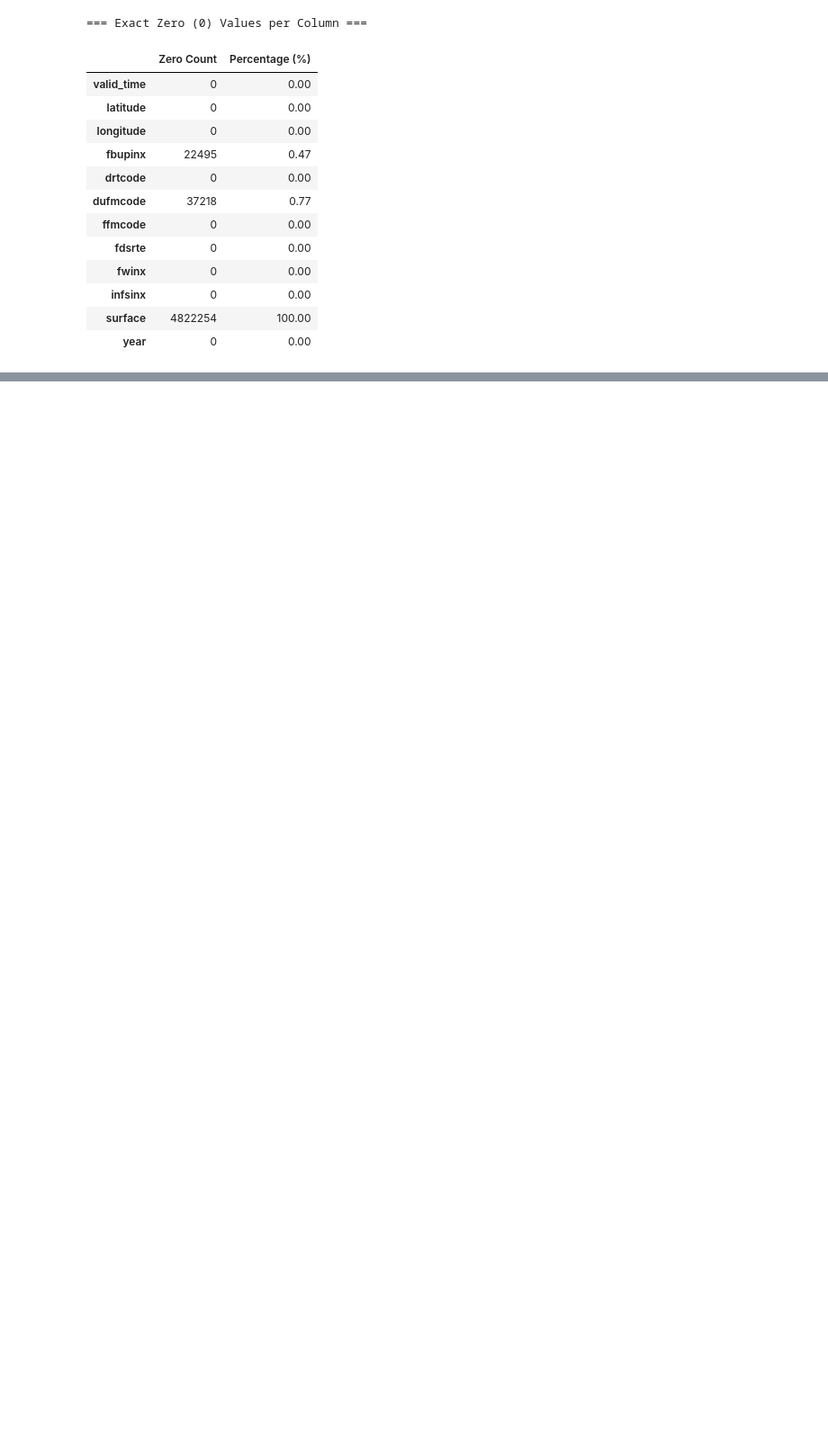
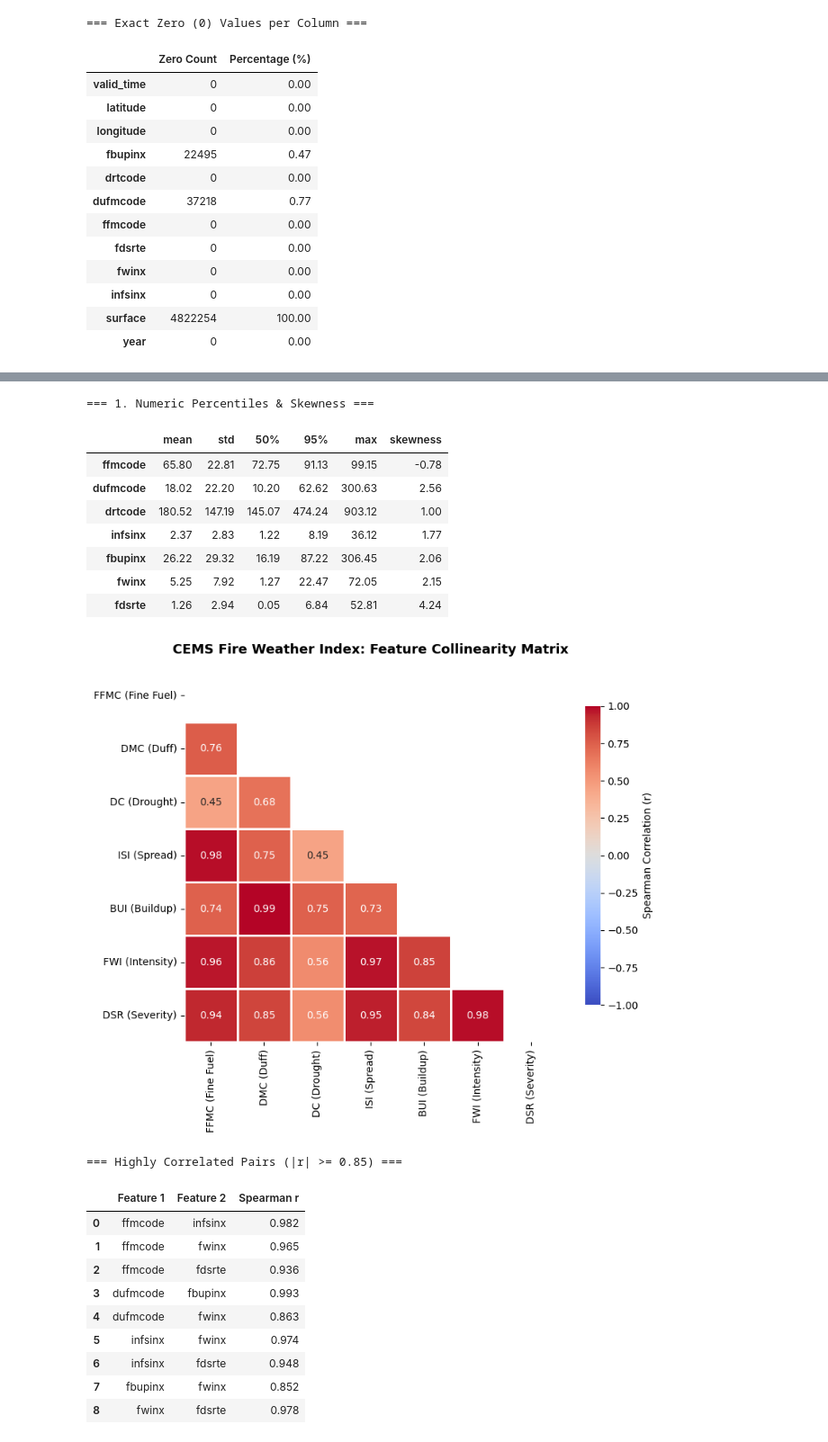
Before and after one commit to williamdjting/rbc-team-gaw, a Jupyter notebook: notebooks/01_CEMS_exploration_analysis.ipynb, the cells around one changed output, grey strips where cells are left out. Shown at 90% size. Saved outputs shown, nothing was run; the diff lists cells and outputs as text; code cells hidden in the pictures; blank space fills up the shorter version.

```diff
--- a/notebooks/01_CEMS_exploration_analysis.ipynb
+++ b/notebooks/01_CEMS_exploration_analysis.ipynb
@@ -98,0 +175,78 @@ display(zero_summary)
+# %%
+import seaborn as sns
+
+# ---------------------------------------------------------
+# 1. Statistical Summary: Percentiles & Skewness
+# ---------------------------------------------------------
+fwi_vars = ['ffmcode', 'dufmcode', 'drtcode', 'infsinx', 'fbupinx', 'fwinx', 'fdsrte']
+var_labels = ['FFMC (Fine Fuel)', 'DMC (Duff)', 'DC (Drought)', 'ISI (Spread)', 'BUI (Buildup)', 'FWI (Intensity)', 'DSR (Severity)']
+
+print("=== 1. Numeric Percentiles & Skewness ===")
+summary = df[fwi_vars].describe(percentiles=[0.05, 0.25, 0.50, 0.75, 0.95, 0.99]).T
+summary['skewness'] = df[fwi_vars].skew()
+display(summary[['mean', 'std', '50%', '95%', 'max', 'skewness']].round(2))
+
+# ---------------------------------------------------------
+# 2. Spearman Correlation & Collinearity Matrix
+# ---------------------------------------------------------
+corr_matrix = df[fwi_vars].corr(method='spearman')
+
+fig, ax = plt.subplots(figsize=(9, 7))
+
+# Mask the upper triangle for clean triangular view
+mask = np.triu(np.ones_like(corr_matrix, dtype=bool))
+
+sns.heatmap(
+    corr_matrix,
+    mask=mask,
+    annot=True,
+    fmt=".2f",
+    cmap="coolwarm",
+    vmin=-1,
+    vmax=1,
+    square=True,
+    linewidths=0.8,
+    cbar_kws={"shrink": 0.8, "label": "Spearman Correlation (r)"},
+    xticklabels=var_labels,
+    yticklabels=var_labels,
+    ax=ax
+)
+
+ax.set_title("CEMS Fire Weather Index: Feature Collinearity Matrix", fontsize=13, fontweight='bold', pad=15)
+plt.tight_layout()
+plt.show()
+
+# ---------------------------------------------------------
+# 3. Highlight Highly Correlated Redundant Pairs (|r| >= 0.85)
+# ---------------------------------------------------------
+print("=== Highly Correlated Pairs (|r| >= 0.85) ===")
+high_corr = []
+for i in range(len(fwi_vars)):
+    for j in range(i + 1, len(fwi_vars)):
+        val = corr_matrix.iloc[i, j]
+        if abs(val) >= 0.85:
+            high_corr.append({'Feature 1': fwi_vars[i], 'Feature 2': fwi_vars[j], 'Spearman r': round(val, 3)})
+
+display(pd.DataFrame(high_corr))
+# %% [output]
+=== 1. Numeric Percentiles & Skewness ===
+|  | mean | std | 50% | 95% | max | skewness |
+| ffmcode | 65.80 | 22.81 | 72.75 | 91.13 | 99.15 | -0.78 |
+| dufmcode | 18.02 | 22.20 | 10.20 | 62.62 | 300.63 | 2.56 |
+| drtcode | 180.52 | 147.19 | 145.07 | 474.24 | 903.12 | 1.00 |
+| infsinx | 2.37 | 2.83 | 1.22 | 8.19 | 36.12 | 1.77 |
+| fbupinx | 26.22 | 29.32 | 16.19 | 87.22 | 306.45 | 2.06 |
+| fwinx | 5.25 | 7.92 | 1.27 | 22.47 | 72.05 | 2.15 |
+| fdsrte | 1.26 | 2.94 | 0.05 | 6.84 | 52.81 | 4.24 |
+[figure, added]
+=== Highly Correlated Pairs (|r| >= 0.85) ===
+|  | Feature 1 | Feature 2 | Spearman r |
+| 0 | ffmcode | infsinx | 0.982 |
+| 1 | ffmcode | fwinx | 0.965 |
+| 2 | ffmcode | fdsrte | 0.936 |
+| 3 | dufmcode | fbupinx | 0.993 |
+| 4 | dufmcode | fwinx | 0.863 |
+| 5 | infsinx | fwinx | 0.974 |
+| 6 | infsinx | fdsrte | 0.948 |
+| 7 | fbupinx | fwinx | 0.852 |
+| 8 | fwinx | fdsrte | 0.978 |
```
Also changed, not shown: parts of 6 cells of this notebook, 1 other file.
